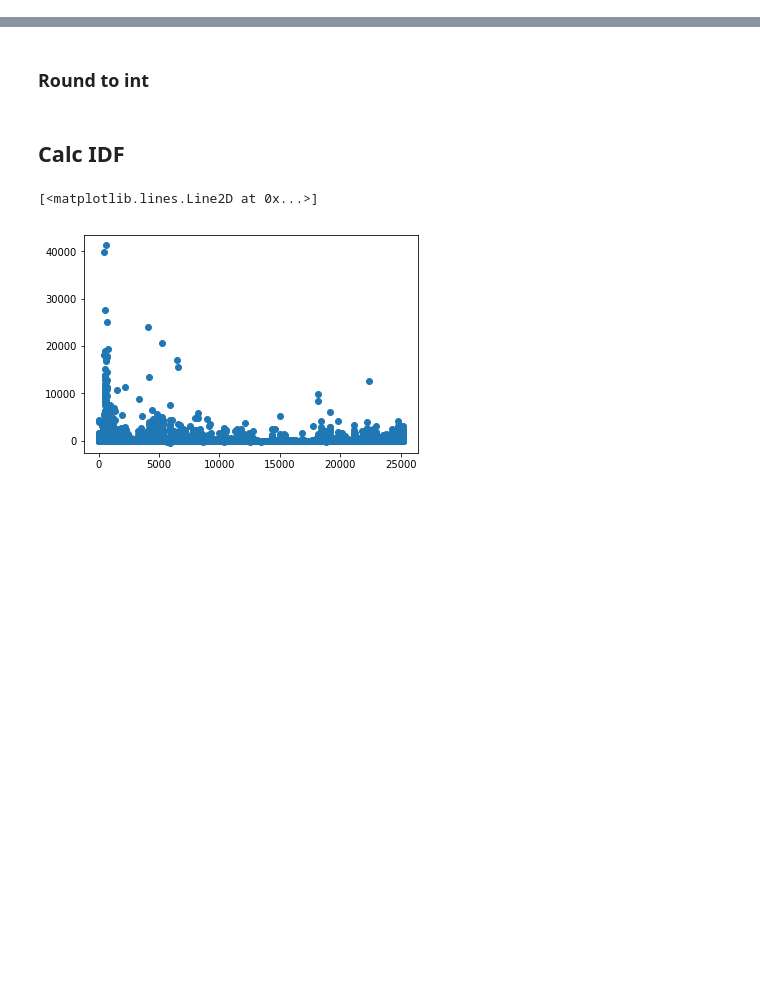
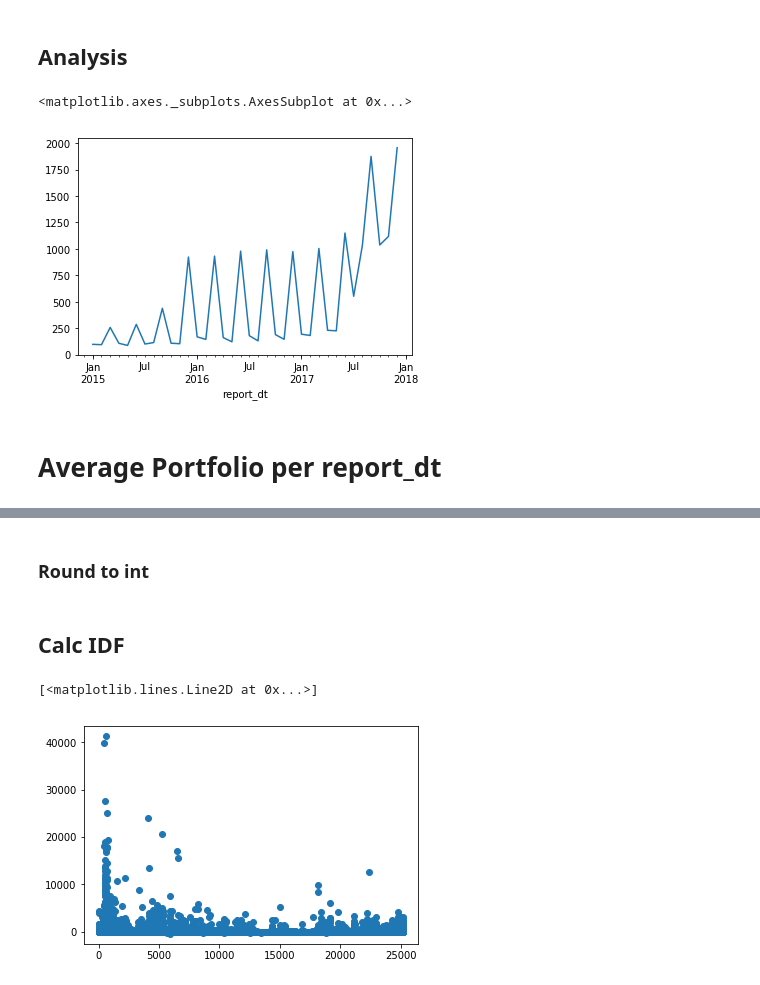
Before and after one commit to Amglex/Mutual-Funds, a Jupyter notebook: notebooks/021 - Active weights.ipynb, the cells around one changed output, grey strips where cells are left out. Cells and saved outputs as stored; diff of their text form; code cells hidden in the pictures; blank space fills up the shorter version.

Commit message:
Started implementing active holdings

```diff
--- a/notebooks/021 - Active weights.ipynb
+++ b/notebooks/021 - Active weights.ipynb
@@ -11,7 +11,7 @@ from scipy import sparse
 import matplotlib.pyplot as plt
 import seaborn as sns
 # %%
-path = '../data/processed/EDY/holdings_summary_s.feather'
+path = '../data/processed/EDY/holdings_summary_s_s.feather'
 summary = feather.read_dataframe(path)
 summary.shape
 # %% [output]
@@ -40,0 +41,9 @@ port_number
+# %% [markdown]
+## Analysis
+# %%
+summary.groupby('report_dt')['index'].count().plot()
+# %% [output]
+<matplotlib.axes._subplots.AxesSubplot at 0x...>
+[figure, added]
+# %% [markdown]
+# Average Portfolio per report_dt
```
Also changed, not shown: parts of 10 cells of this notebook, 1 other file.
